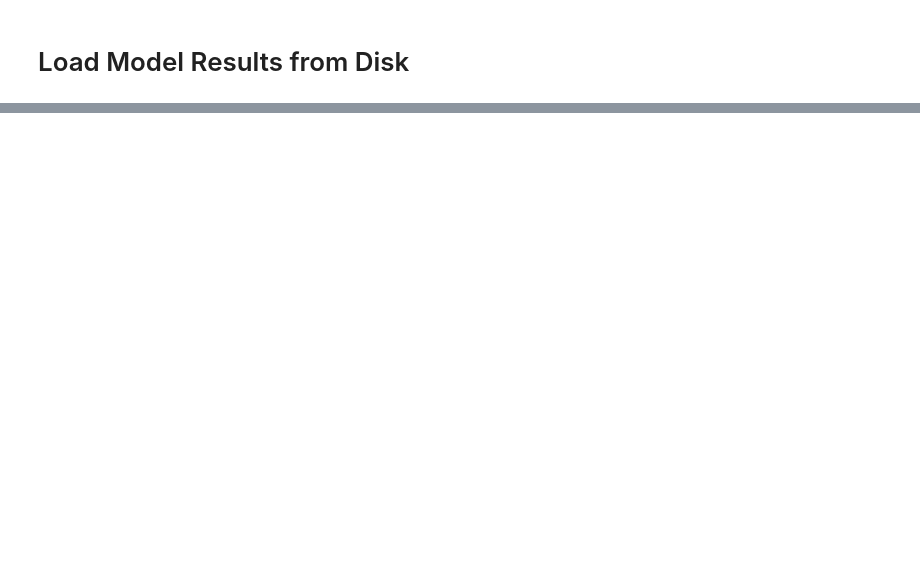
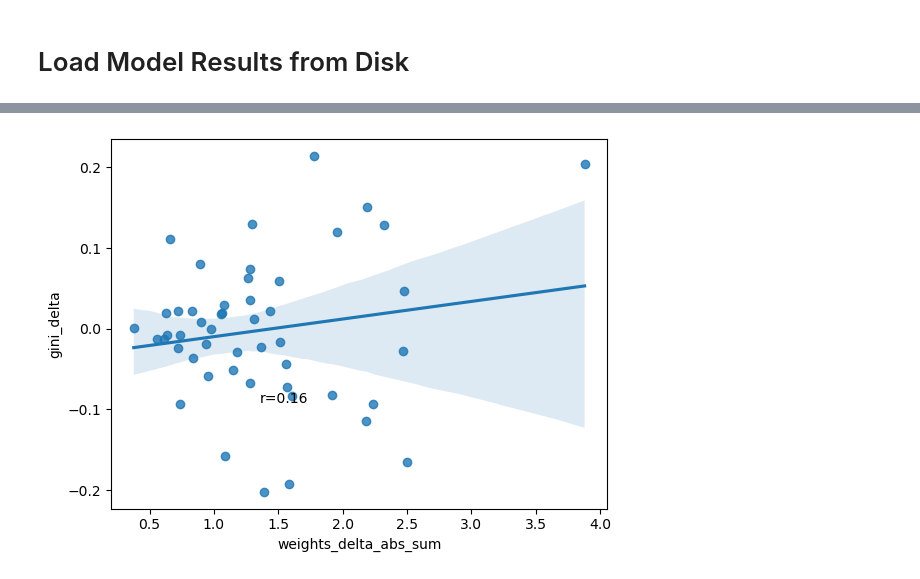
Before and after one commit to MirkoTh/semantic-representations-ID, a Jupyter notebook: analyze-combined-data-model.ipynb, the cells around one changed output, grey strips where cells are left out. Saved outputs shown, nothing was run; the diff lists cells and outputs as text; code cells hidden in the pictures; blank space fills up the shorter version.

```diff
--- a/analyze-combined-data-model.ipynb
+++ b/analyze-combined-data-model.ipynb
@@ -138,0 +187,4 @@ _ = sns.scatterplot(data=df_ooo_qs, x="weights_delta_abs_sum", y="gini_delta")
+# %%
+_ = plot_cor(df_ooo_qs, "weights_delta_abs_sum", "gini_delta")
+# %% [output]
+[figure, added]
```
Also changed, not shown: parts of 37 cells of this notebook.
